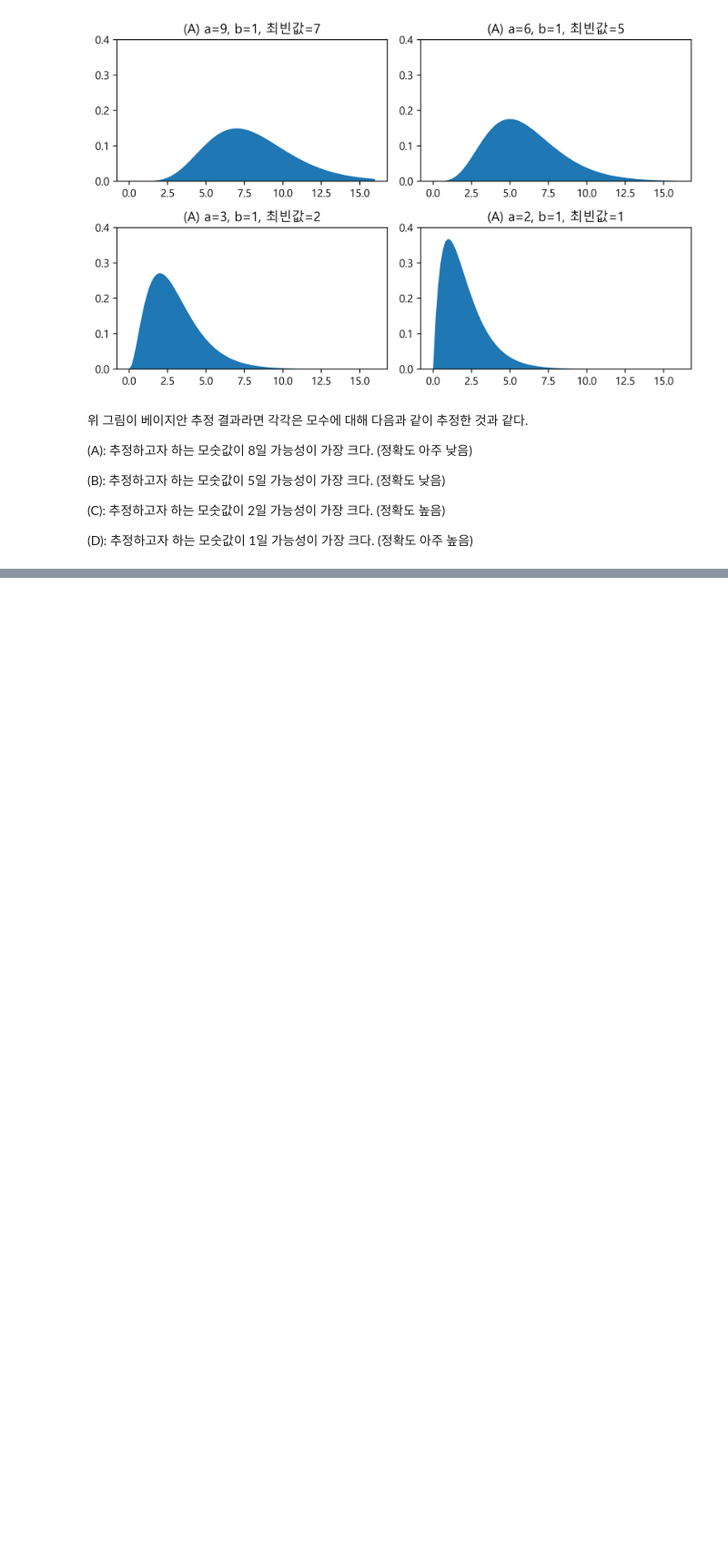
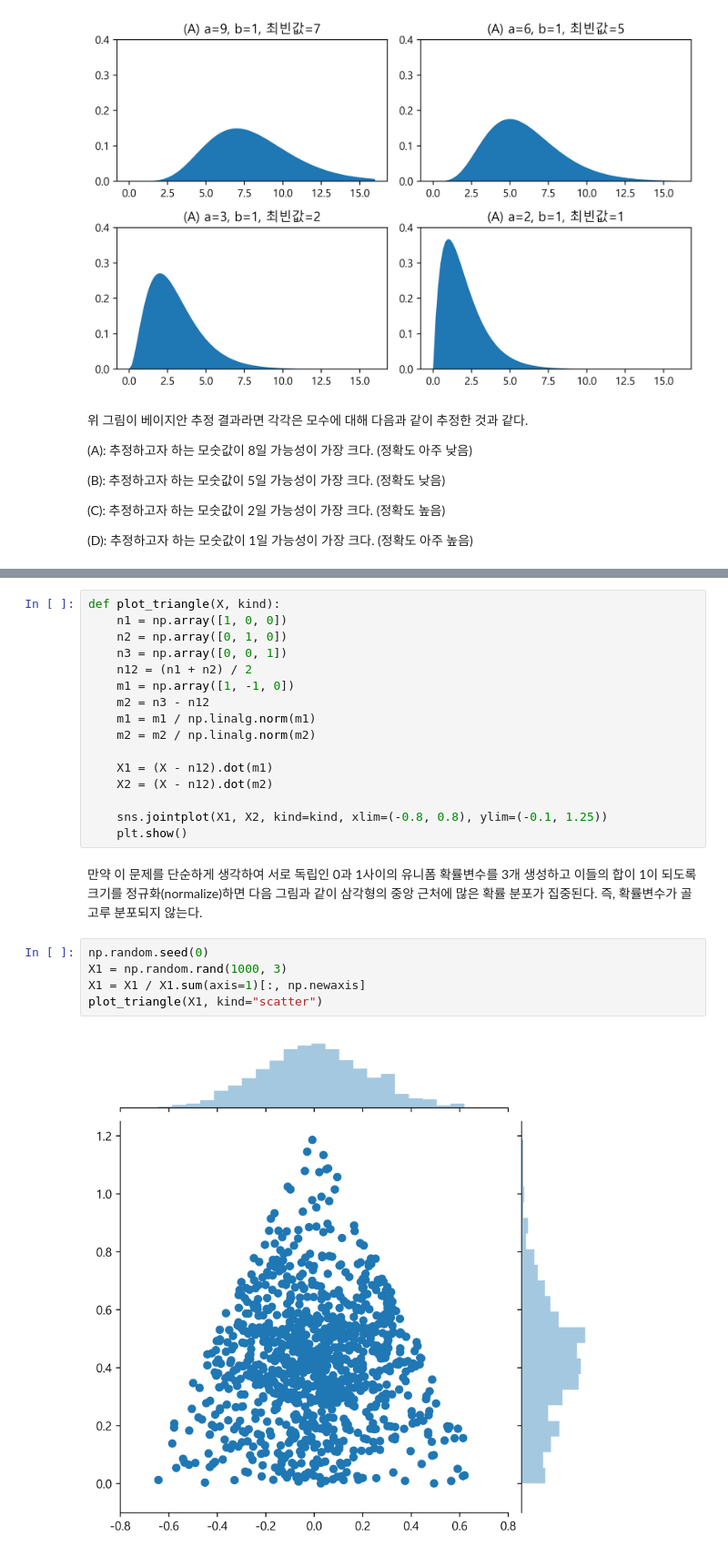
Before and after one commit to dreandes/Code, a Jupyter notebook: math/8.7 베타분포, 감마분포, 디리클레분포.ipynb, the cells around one changed output, grey strips where cells are left out. Shown at 91% size. Drawn from its saved outputs; the diff is of its cells as text; blank space fills up the shorter version.

```diff
--- a/math/8.7 베타분포, 감마분포, 디리클레분포.ipynb
+++ b/math/8.7 베타분포, 감마분포, 디리클레분포.ipynb
@@ -70,0 +121,25 @@ plt.show()
+# %%
+def plot_triangle(X, kind):
+    n1 = np.array([1, 0, 0])
+    n2 = np.array([0, 1, 0])
+    n3 = np.array([0, 0, 1])
+    n12 = (n1 + n2) / 2
+    m1 = np.array([1, -1, 0])
+    m2 = n3 - n12
+    m1 = m1 / np.linalg.norm(m1)
+    m2 = m2 / np.linalg.norm(m2)
+
+    X1 = (X - n12).dot(m1)
+    X2 = (X - n12).dot(m2)
+
+    sns.jointplot(X1, X2, kind=kind, xlim=(-0.8, 0.8), ylim=(-0.1, 1.25))
+    plt.show()
+# %% [markdown]
+만약 이 문제를 단순하게 생각하여 서로 독립인 0과 1사이의 유니폼 확률변수를 3개 생성하고 이들의 합이 1이 되도록 크기를 정규화(normalize)하면 다음 그림과 같이 삼각형의 중앙 근처에 많은 확률 분포가 집중된다. 즉, 확률변수가 골고루 분포되지 않는다.
+# %%
+np.random.seed(0)
+X1 = np.random.rand(1000, 3)
+X1 = X1 / X1.sum(axis=1)[:, np.newaxis]
+plot_triangle(X1, kind="scatter")
+# %% [output]
+[figure, added]
```
Also changed, not shown: parts of 15 cells of this notebook, 6 other files.
